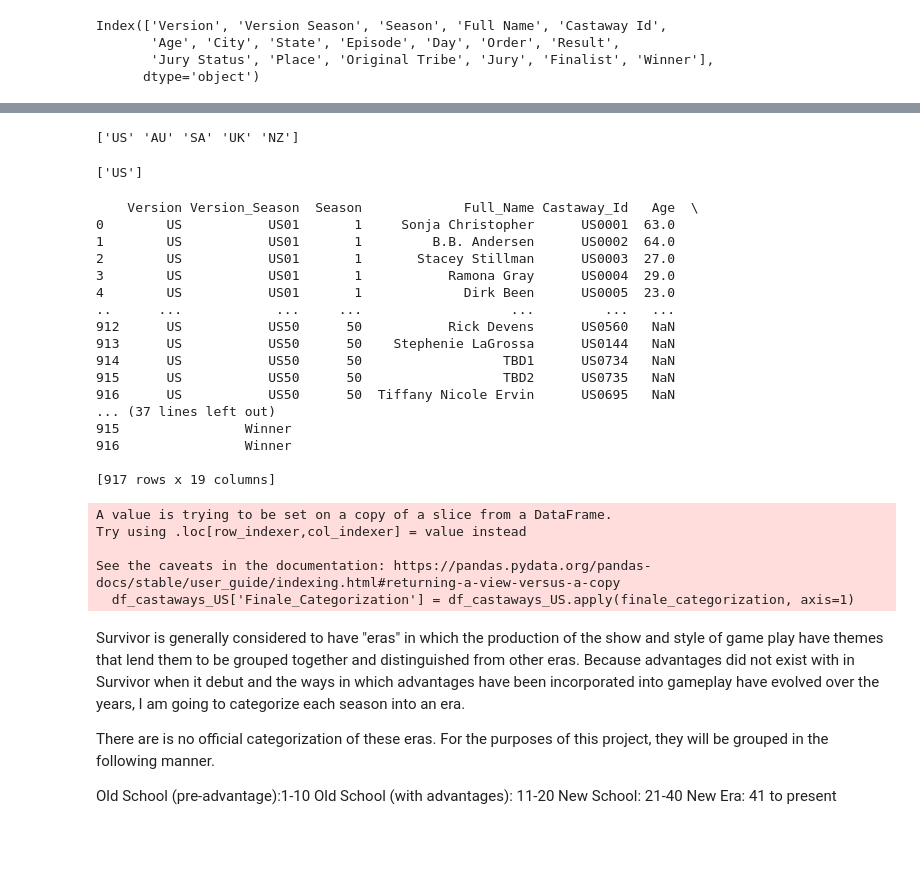
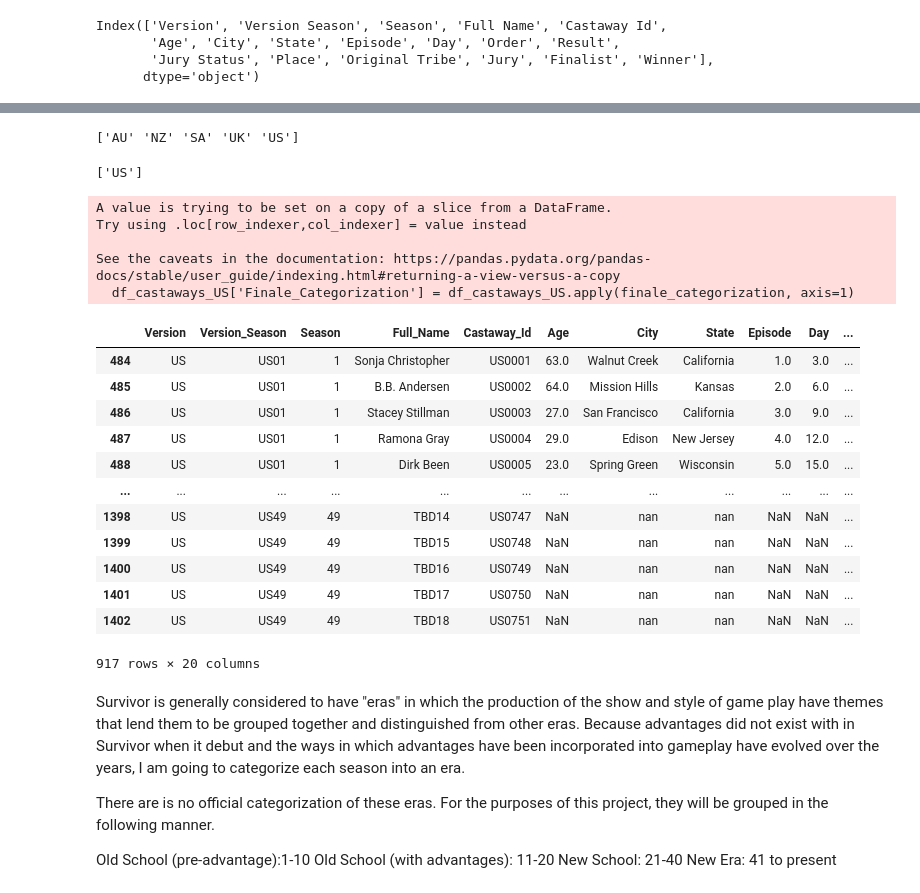
Before and after one commit to akerdolff/Survivor, a Jupyter notebook: Survivor_Data_Wrangling.ipynb, the cells around one changed output, grey strips where cells are left out. Cells and saved outputs as stored; diff of their text form; code cells hidden in the pictures; blank space fills up the shorter version.

Commit message:
additional data wrangling and feature engineering

```diff
--- a/Survivor_Data_Wrangling.ipynb
+++ b/Survivor_Data_Wrangling.ipynb
@@ -178,7 +176,7 @@ memory usage: 275.5+ KB
 # %%
 # drop columns from Castaways that aren't needed
 
-df_castaways = df_castaways.drop(columns=['Acknowledge', 'Ack Look', 'Ack Speak', 'Ack Gesture', 'Ack Smile', 'Ack Quote', 'Ack Score', 'Castaway'])
+df_castaways.drop(columns=['Acknowledge', 'Ack Look', 'Ack Speak', 'Ack Gesture', 'Ack Smile', 'Ack Quote', 'Ack Score', 'Castaway'], inplace=True)
 print(df_castaways.columns)
 # %% [output]
 Index(['Version', 'Version Season', 'Season', 'Full Name', 'Castaway Id',
@@ -198,53 +221,52 @@ df_castaways= df_castaways.astype({'Version':'str', 'Version_Season':'str', 'Ful
+# %%
+#Create Season Castaway ID
+df_castaways['Season Castaway ID'] = df_castaways['Version_Season'] + df_castaways['Castaway_Id']
 # %%
 print(df_castaways['Version'].unique())
 # %% [output]
-['US' 'AU' 'SA' 'UK' 'NZ']
+['AU' 'NZ' 'SA' 'UK' 'US']
 # %%
 #Drop non-US seasons
 
-df_castaways_US = drop_non_us(df_castaways_correct_data_type)
+df_castaways_US = drop_non_us(df_castaways)
 print(df_castaways_US['Version'].unique())
 # %% [output]
 ['US']
 # %%
 def finale_categorization (row: pd.Series) -> str:
         """ Takes the Jury, Finalist, and Winner columns and combine into one column that uses string instead of boolean """
         if row['Winner']:
               return 'Winner'
         elif row ['Finalist']:
               return 'Finalist'
         elif row['Jury']:
             return 'Jury'
         else:
               return 'Voted out pre-jury'
 
 
 df_castaways_US['Finale_Categorization'] = df_castaways_US.apply(finale_categorization, axis=1)
 
-print(df_castaways_US)
+df_castaways_US
 # %% [output]
-    Version Version_Season  Season             Full_Name Castaway_Id   Age  \
-0        US           US01       1     Sonja Christopher      US0001  63.0
-1        US           US01       1         B.B. Andersen      US0002  64.0
-2        US           US01       1       Stacey Stillman      US0003  27.0
-3        US           US01       1           Ramona Gray      US0004  29.0
-4        US           US01       1             Dirk Been      US0005  23.0
-..      ...            ...     ...                   ...         ...   ...
-912      US           US50      50           Rick Devens      US0560   NaN
-913      US           US50      50    Stephenie LaGrossa      US0144   NaN
-914      US           US50      50                  TBD1      US0734   NaN
-915      US           US50      50                  TBD2      US0735   NaN
-916      US           US50      50  Tiffany Nicole Ervin      US0695   NaN
-... (37 lines left out)
-915                Winner
-916                Winner
+A value is trying to be set on a copy of a slice from a DataFrame.
+Try using .loc[row_indexer,col_indexer] = value instead
 
-[917 rows x 19 columns]
+See the caveats in the documentation: https://pandas.pydata.org/pandas-docs/stable/user_guide/indexing.html#returning-a-view-versus-a-copy
+  df_castaways_US['Finale_Categorization'] = df_castaways_US.apply(finale_categorization, axis=1)
+|  | Version | Version_Season | Season | Full_Name | Castaway_Id | Age | City | State | Episode | Day | ... |
+| 484 | US | US01 | 1 | Sonja Christopher | US0001 | 63.0 | Walnut Creek | California | 1.0 | 3.0 | ... |
+| 485 | US | US01 | 1 | B.B. Andersen | US0002 | 64.0 | Mission Hills | Kansas | 2.0 | 6.0 | ... |
+| 486 | US | US01 | 1 | Stacey Stillman | US0003 | 27.0 | San Francisco | California | 3.0 | 9.0 | ... |
+| 487 | US | US01 | 1 | Ramona Gray | US0004 | 29.0 | Edison | New Jersey | 4.0 | 12.0 | ... |
+| 488 | US | US01 | 1 | Dirk Been | US0005 | 23.0 | Spring Green | Wisconsin | 5.0 | 15.0 | ... |
+| ... | ... | ... | ... | ... | ... | ... | ... | ... | ... | ... | ... |
+| 1398 | US | US49 | 49 | TBD14 | US0747 | NaN | nan | nan | NaN | NaN | ... |
+| 1399 | US | US49 | 49 | TBD15 | US0748 | NaN | nan | nan | NaN | NaN | ... |
+| 1400 | US | US49 | 49 | TBD16 | US0749 | NaN | nan | nan | NaN | NaN | ... |
+| 1401 | US | US49 | 49 | TBD17 | US0750 | NaN | nan | nan | NaN | NaN | ... |
+| 1402 | US | US49 | 49 | TBD18 | US0751 | NaN | nan | nan | NaN | NaN | ... |
-A value is trying to be set on a copy of a slice from a DataFrame.
-Try using .loc[row_indexer,col_indexer] = value instead
-
-See the caveats in the documentation: https://pandas.pydata.org/pandas-docs/stable/user_guide/indexing.html#returning-a-view-versus-a-copy
-  df_castaways_US['Finale_Categorization'] = df_castaways_US.apply(finale_categorization, axis=1)
+917 rows × 20 columns
 # %% [markdown]
 Survivor is generally considered to have "eras" in which the production of the show and style of game play have themes that lend them to be grouped together and distinguished from other eras. Because advantages did not exist with in Survivor when it debut and the ways in which advantages have been incorporated into gameplay have evolved over the years, I am going to categorize each season into an era.
 
```
Also changed, not shown: parts of 18 cells of this notebook, 2 other files.
